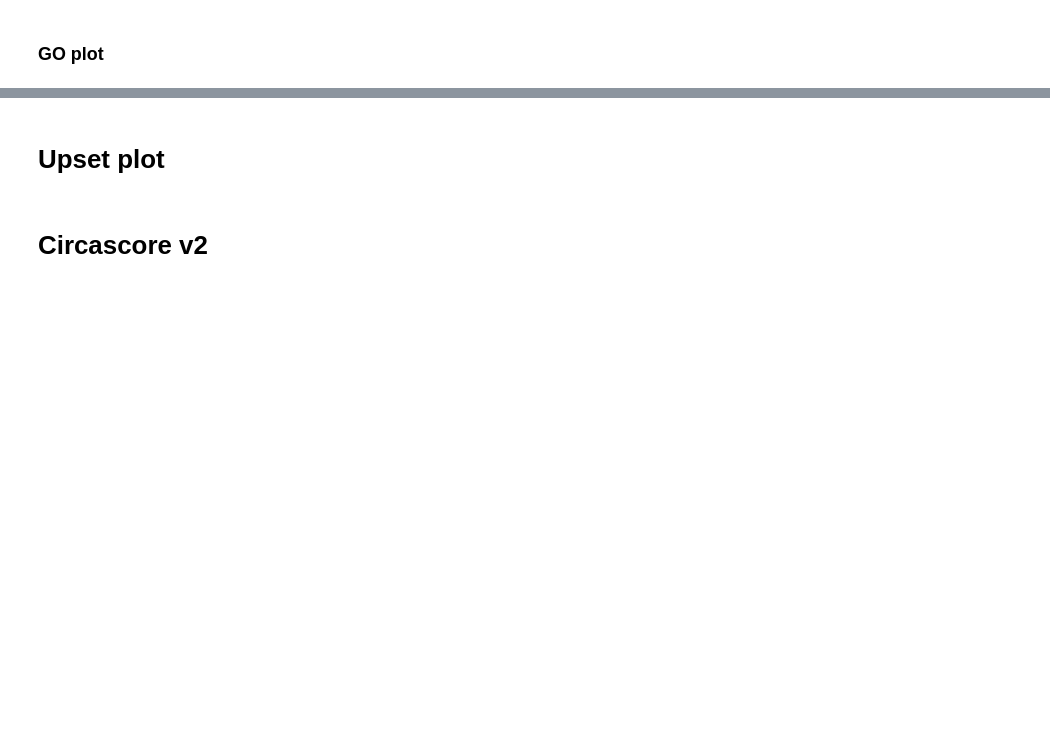
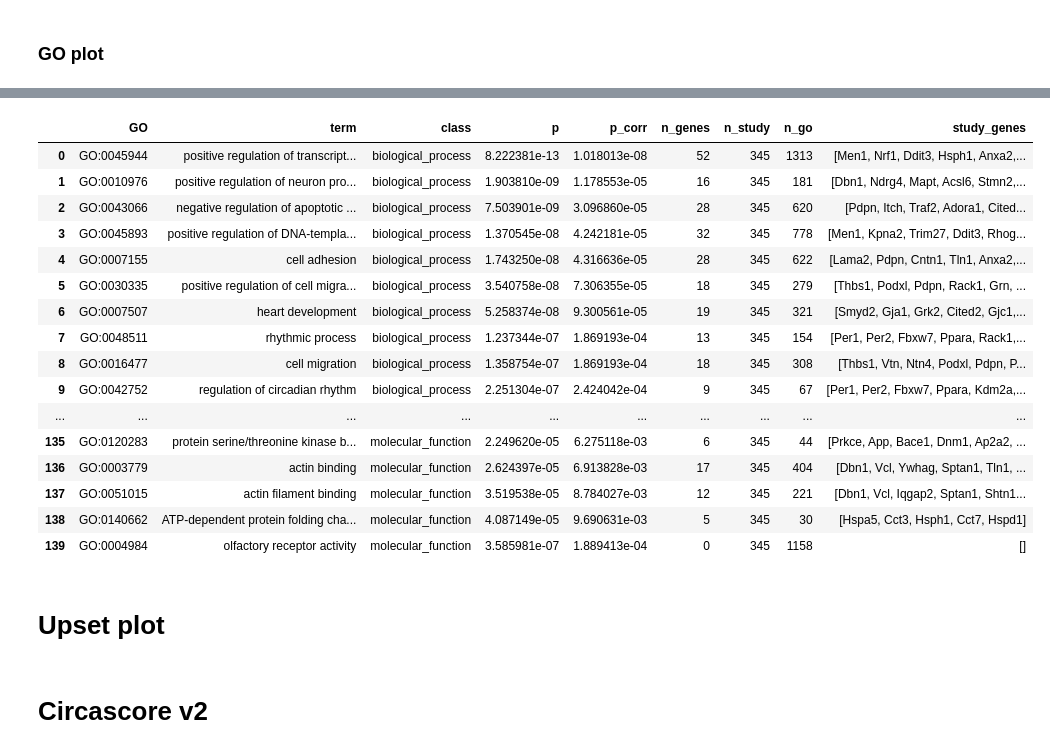
Before and after one commit to Carboneinerte/Pynda_ssc, a Jupyter notebook: v10D_Xenium_Downstream_Analysis_WIP.ipynb, the cells around one changed output, grey strips where cells are left out. Drawn from its saved outputs; the diff is of its cells as text; code cells hidden in the pictures; blank space fills up the shorter version.

```diff
--- a/v10D_Xenium_Downstream_Analysis_WIP.ipynb
+++ b/v10D_Xenium_Downstream_Analysis_WIP.ipynb
@@ -2029,3 +2069,23 @@ pip install upsetplot
+# %%
+df_go_down
+# %% [output]
+|  | GO | term | class | p | p_corr | n_genes | n_study | n_go | study_genes |
+| 0 | GO:0045944 | positive regulation of transcript... | biological_process | 8.222381e-13 | 1.018013e-08 | 52 | 345 | 1313 | [Men1, Nrf1, Ddit3, Hsph1, Anxa2,... |
+| 1 | GO:0010976 | positive regulation of neuron pro... | biological_process | 1.903810e-09 | 1.178553e-05 | 16 | 345 | 181 | [Dbn1, Ndrg4, Mapt, Acsl6, Stmn2,... |
+| 2 | GO:0043066 | negative regulation of apoptotic ... | biological_process | 7.503901e-09 | 3.096860e-05 | 28 | 345 | 620 | [Pdpn, Itch, Traf2, Adora1, Cited... |
+| 3 | GO:0045893 | positive regulation of DNA-templa... | biological_process | 1.370545e-08 | 4.242181e-05 | 32 | 345 | 778 | [Men1, Kpna2, Trim27, Ddit3, Rhog... |
+| 4 | GO:0007155 | cell adhesion | biological_process | 1.743250e-08 | 4.316636e-05 | 28 | 345 | 622 | [Lama2, Pdpn, Cntn1, Tln1, Anxa2,... |
+| 5 | GO:0030335 | positive regulation of cell migra... | biological_process | 3.540758e-08 | 7.306355e-05 | 18 | 345 | 279 | [Thbs1, Podxl, Pdpn, Rack1, Grn, ... |
+| 6 | GO:0007507 | heart development | biological_process | 5.258374e-08 | 9.300561e-05 | 19 | 345 | 321 | [Smyd2, Gja1, Grk2, Cited2, Gjc1,... |
+| 7 | GO:0048511 | rhythmic process | biological_process | 1.237344e-07 | 1.869193e-04 | 13 | 345 | 154 | [Per1, Per2, Fbxw7, Ppara, Rack1,... |
+| 8 | GO:0016477 | cell migration | biological_process | 1.358754e-07 | 1.869193e-04 | 18 | 345 | 308 | [Thbs1, Vtn, Ntn4, Podxl, Pdpn, P... |
+| 9 | GO:0042752 | regulation of circadian rhythm | biological_process | 2.251304e-07 | 2.424042e-04 | 9 | 345 | 67 | [Per1, Per2, Fbxw7, Ppara, Kdm2a,... |
+| ... | ... | ... | ... | ... | ... | ... | ... | ... | ... |
+| 135 | GO:0120283 | protein serine/threonine kinase b... | molecular_function | 2.249620e-05 | 6.275118e-03 | 6 | 345 | 44 | [Prkce, App, Bace1, Dnm1, Ap2a2, ... |
+| 136 | GO:0003779 | actin binding | molecular_function | 2.624397e-05 | 6.913828e-03 | 17 | 345 | 404 | [Dbn1, Vcl, Ywhag, Sptan1, Tln1, ... |
+| 137 | GO:0051015 | actin filament binding | molecular_function | 3.519538e-05 | 8.784027e-03 | 12 | 345 | 221 | [Dbn1, Vcl, Iqgap2, Sptan1, Shtn1... |
+| 138 | GO:0140662 | ATP-dependent protein folding cha... | molecular_function | 4.087149e-05 | 9.690631e-03 | 5 | 345 | 30 | [Hspa5, Cct3, Hsph1, Cct7, Hspd1] |
+| 139 | GO:0004984 | olfactory receptor activity | molecular_function | 3.585981e-07 | 1.889413e-04 | 0 | 345 | 1158 | [] |
 # %% [markdown]
 # Upset plot
 # %%
```
Also changed, not shown: parts of 10 cells of this notebook, 1 other file.
